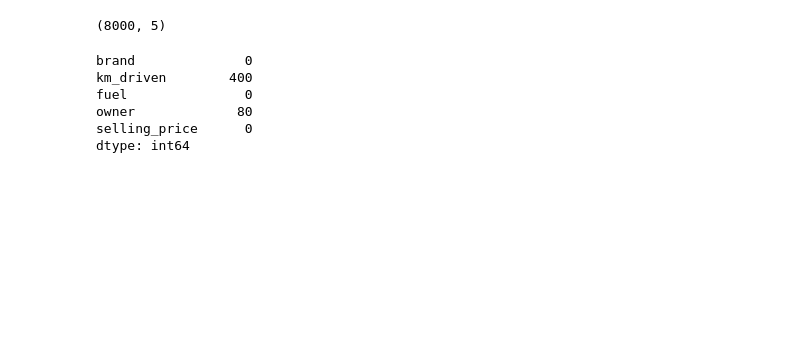
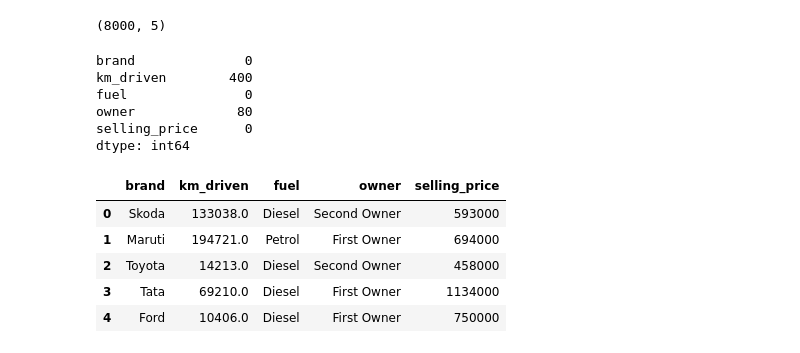
Before and after one commit to jatinvish-01/sklearn-deep-dive, a Jupyter notebook: sklearn_pipeline.ipynb, the cells around one changed output. Saved outputs shown, nothing was run; the diff lists cells and outputs as text; code cells hidden in the pictures; blank space fills up the shorter version.

```diff
--- a/sklearn_pipeline.ipynb
+++ b/sklearn_pipeline.ipynb
@@ -43,0 +54,9 @@ from sklearn.ensemble import RandomForestRegressor
+# %%
+df.head()
+# %% [output]
+|  | brand | km_driven | fuel | owner | selling_price |
+| 0 | Skoda | 133038.0 | Diesel | Second Owner | 593000 |
+| 1 | Maruti | 194721.0 | Petrol | First Owner | 694000 |
+| 2 | Toyota | 14213.0 | Diesel | Second Owner | 458000 |
+| 3 | Tata | 69210.0 | Diesel | First Owner | 1134000 |
+| 4 | Ford | 10406.0 | Diesel | First Owner | 750000 |
```
Also changed, not shown: parts of 14 cells of this notebook.
